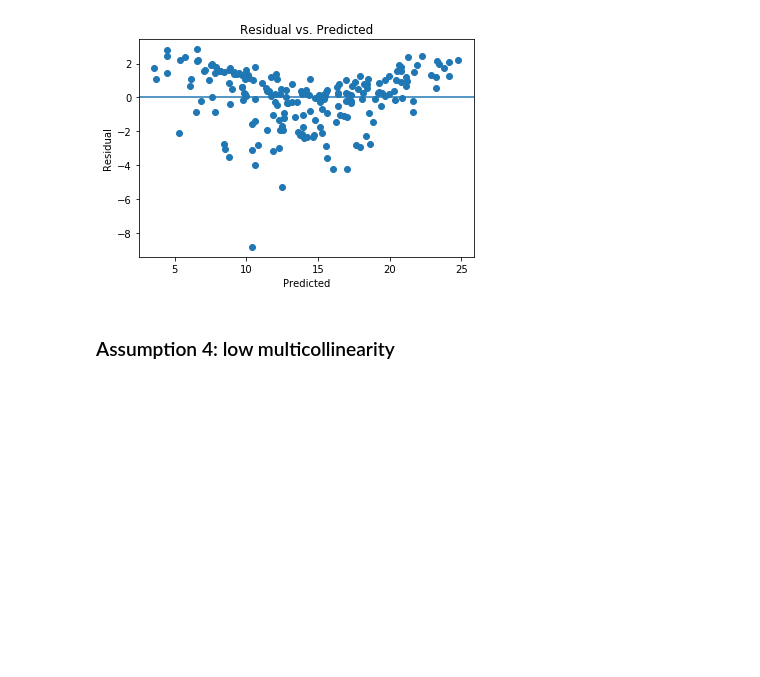
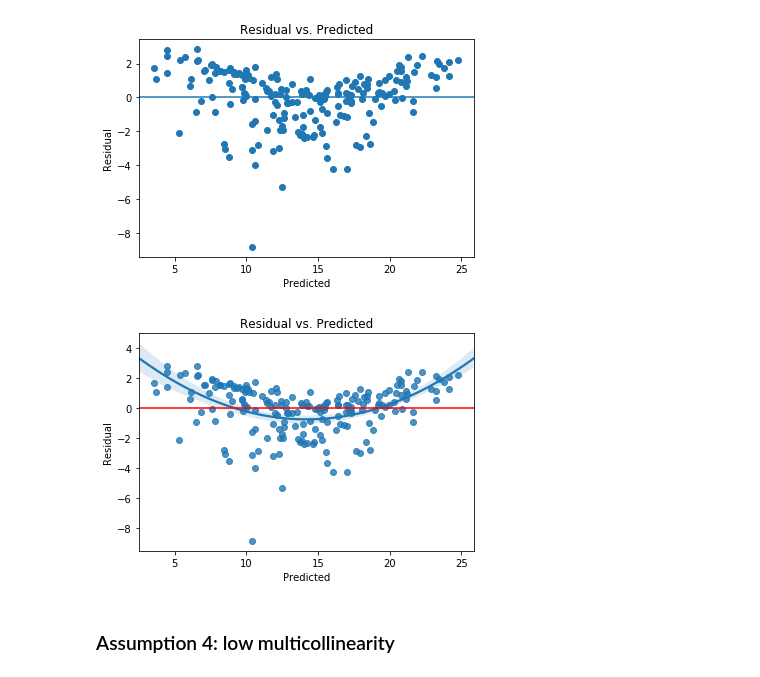
Before and after one commit to LegendaryKim/Thinkful_DSBootCamp, a Jupyter notebook: Drill_2_4_3_Fixing_assumptions.ipynb, the cells around one changed output. Saved outputs shown, nothing was run; the diff lists cells and outputs as text; code cells hidden in the pictures; blank space fills up the shorter version.

```diff
--- a/Drill_2_4_3_Fixing_assumptions.ipynb
+++ b/Drill_2_4_3_Fixing_assumptions.ipynb
@@ -105,6 +105,15 @@ plt.show()
 # Hm... looks a bit concerning.
 # %% [output]
 [figure]
+# %%
+sns.regplot(predicted, residual, order=2)
+plt.xlabel('Predicted')
+plt.ylabel('Residual')
+plt.axhline(y=0, c='r')
+plt.title('Residual vs. Predicted')
+plt.show()
+# %% [output]
+[figure, added]
 # %% [markdown]
 ### Assumption 4: low multicollinearity
 # %%
```
Also changed, not shown: 1 other file.
